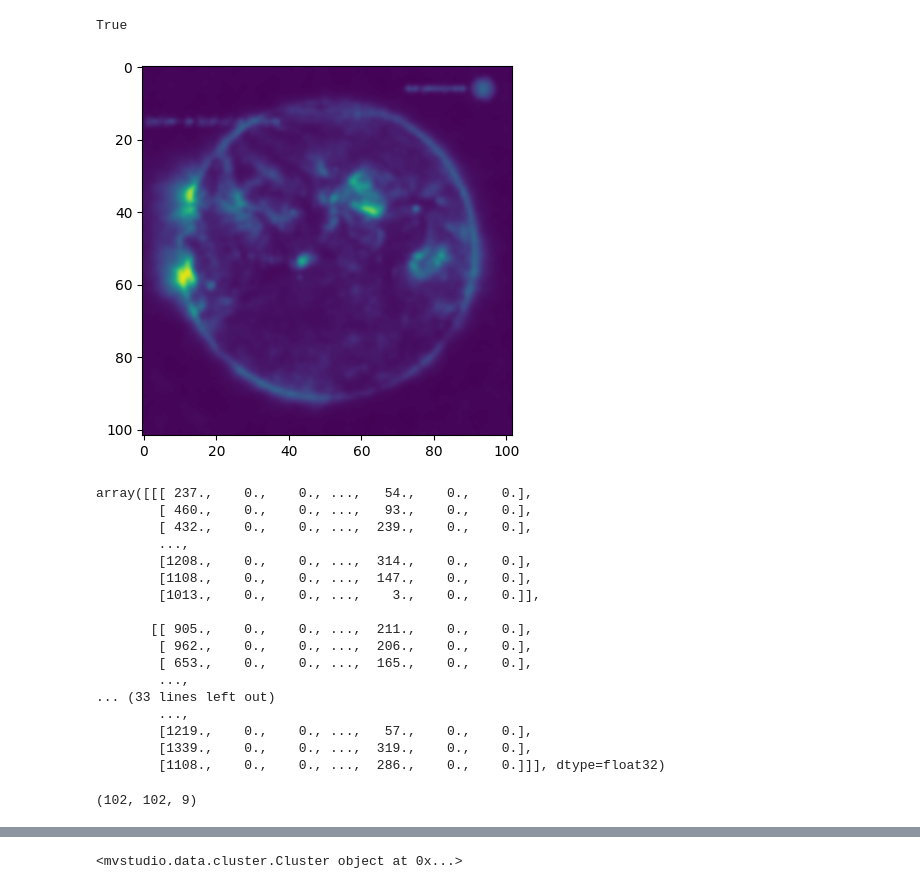
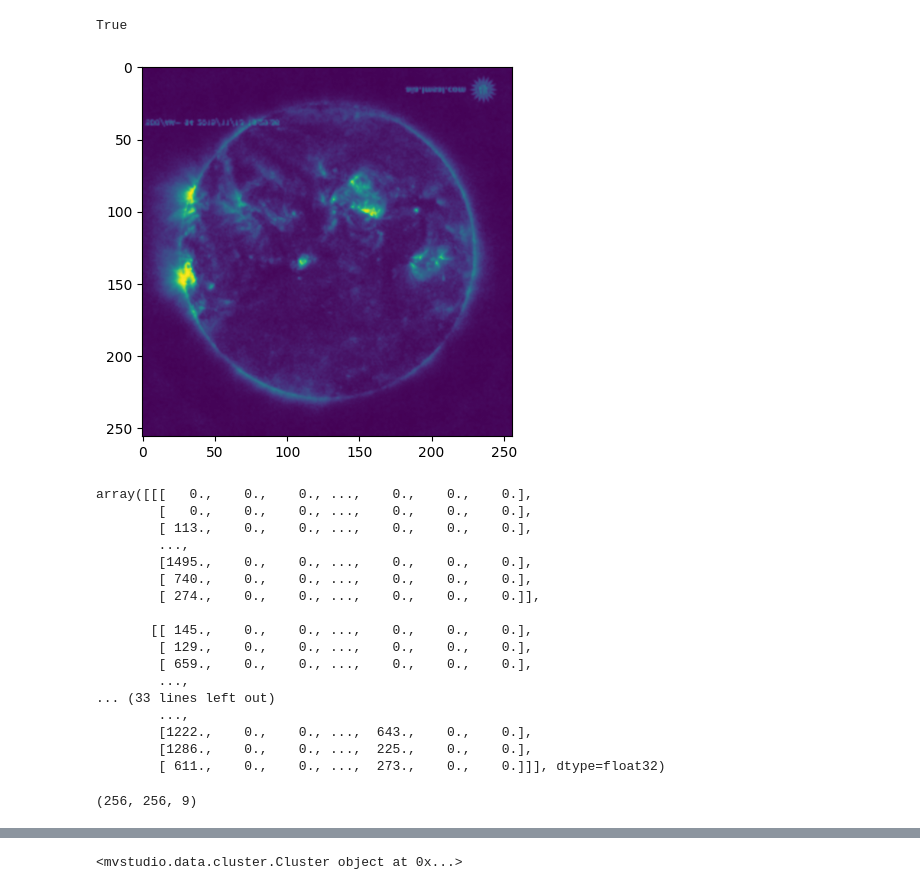
Before and after one commit to ManiVaultStudio/JupyterPlugin, a Jupyter notebook: python/mvstudio_demo.ipynb, the cells around one changed output, grey strips where cells are left out. Cells and saved outputs as stored; diff of their text form; code cells hidden in the pictures.

```diff
--- a/python/mvstudio_demo.ipynb
+++ b/python/mvstudio_demo.ipynb
@@ -26,5 +25,5 @@ str(dh)
 # %%
-imageItem = dh.getItemByIndex([1,1])
+imageItem = dh.getItemByIndex([3,1])
 imageItem is not None
 # %% [output]
 True
@@ -54,36 +49,36 @@ DEBUG:matplotlib.font_manager:Using fontManager instance from C:\Users\bvanlew\.
 # %%
-im11 = imageItem.image
-im11 is not None
+im31 = imageItem.image
+im31 is not None
 # %% [output]
 True
 # %%
-imgplot = plt.imshow(im11[:,:,0], interpolation="bicubic")
+imgplot = plt.imshow(im31[:,:,0], interpolation="bicubic")
 # %% [output]
-[figure, old version]
+[figure, new version]
 # %%
-im11
+im31
 # %% [output]
-array([[[ 237.,    0.,    0., ...,   54.,    0.,    0.],
-        [ 460.,    0.,    0., ...,   93.,    0.,    0.],
-        [ 432.,    0.,    0., ...,  239.,    0.,    0.],
+array([[[   0.,    0.,    0., ...,    0.,    0.,    0.],
+        [   0.,    0.,    0., ...,    0.,    0.,    0.],
+        [ 113.,    0.,    0., ...,    0.,    0.,    0.],
         ...,
-        [1208.,    0.,    0., ...,  314.,    0.,    0.],
-        [1108.,    0.,    0., ...,  147.,    0.,    0.],
-        [1013.,    0.,    0., ...,    3.,    0.,    0.]],
+        [1495.,    0.,    0., ...,    0.,    0.,    0.],
+        [ 740.,    0.,    0., ...,    0.,    0.,    0.],
+        [ 274.,    0.,    0., ...,    0.,    0.,    0.]],
 
-       [[ 905.,    0.,    0., ...,  211.,    0.,    0.],
-        [ 962.,    0.,    0., ...,  206.,    0.,    0.],
-        [ 653.,    0.,    0., ...,  165.,    0.,    0.],
+       [[ 145.,    0.,    0., ...,    0.,    0.,    0.],
+        [ 129.,    0.,    0., ...,    0.,    0.,    0.],
+        [ 659.,    0.,    0., ...,    0.,    0.,    0.],
         ...,
 ... (33 lines left out)
         ...,
-        [1219.,    0.,    0., ...,   57.,    0.,    0.],
-        [1339.,    0.,    0., ...,  319.,    0.,    0.],
-        [1108.,    0.,    0., ...,  286.,    0.,    0.]]], dtype=float32)
+        [1222.,    0.,    0., ...,  643.,    0.,    0.],
+        [1286.,    0.,    0., ...,  225.,    0.,    0.],
+        [ 611.,    0.,    0., ...,  273.,    0.,    0.]]], dtype=float32)
 # %%
-im11.shape
+im31.shape
 # %% [output]
-(102, 102, 9)
+(256, 256, 9)
 # %%
 print(dh)
 # %% [output]
```
Also changed, not shown: parts of 22 cells of this notebook, 34 other files.
